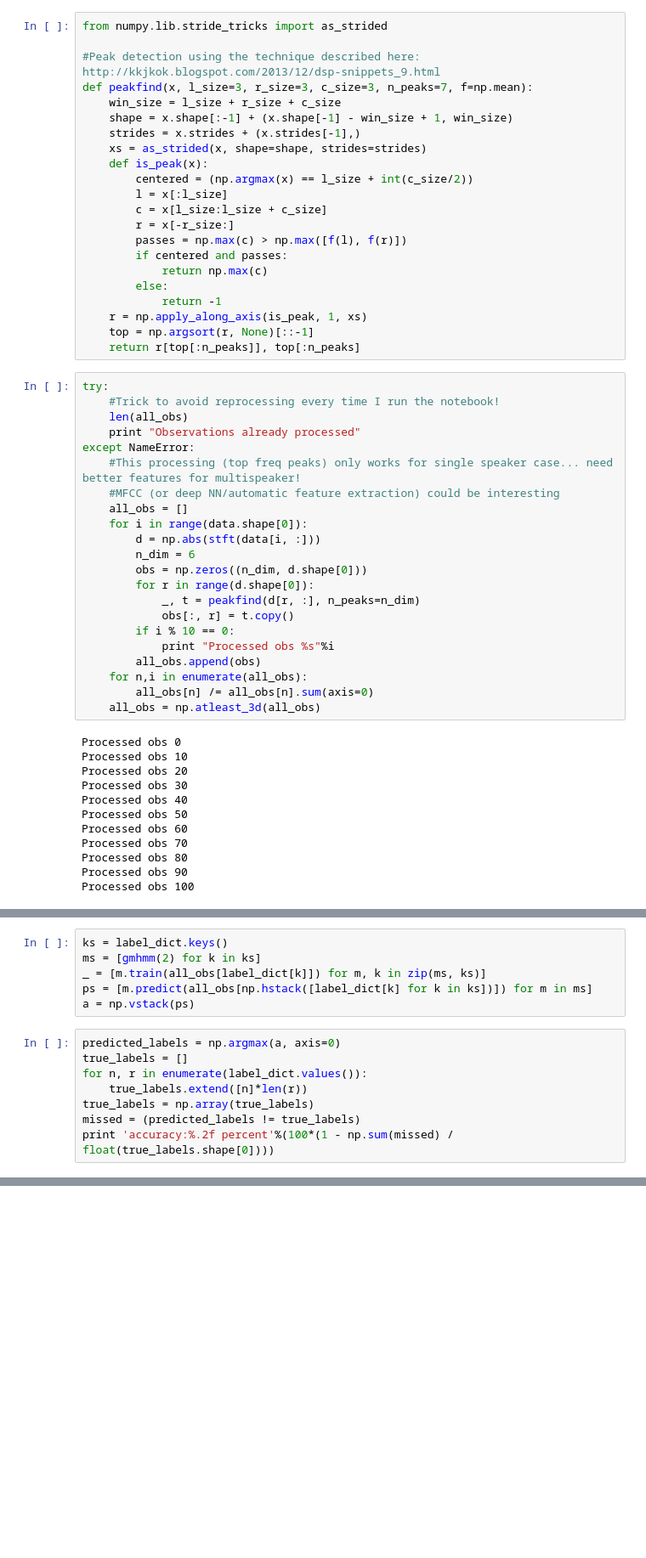
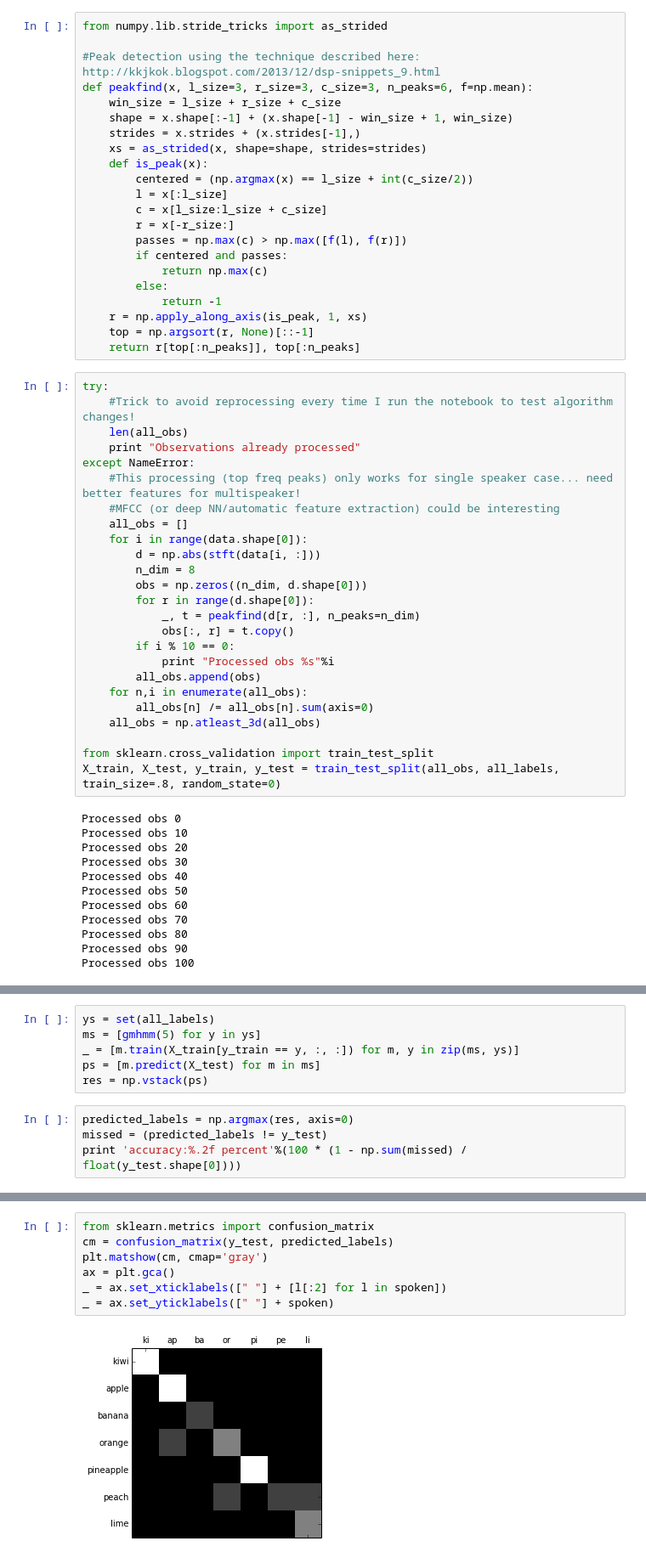
Before and after one commit to kastnerkyle/kastnerkyle.github.io-pelican, a Jupyter notebook: content/downloads/notebooks/ml_single_speaker_speech_recognition.ipynb, the cells around one changed output, grey strips where cells are left out. Shown at 85% size. Saved outputs shown, nothing was run; the diff lists cells and outputs as text; blank space fills up the shorter version.

Commit message:
Added confusion matrix to see which statements are being misclassified

```diff
--- a/content/downloads/notebooks/ml_single_speaker_speech_recognition.ipynb
+++ b/content/downloads/notebooks/ml_single_speaker_speech_recognition.ipynb
@@ -109,7 +93,7 @@ plt.title('STFT of %s example'%labels[0])
 from numpy.lib.stride_tricks import as_strided
 
 #Peak detection using the technique described here: http://kkjkok.blogspot.com/2013/12/dsp-snippets_9.html
-def peakfind(x, l_size=3, r_size=3, c_size=3, n_peaks=7, f=np.mean):
+def peakfind(x, l_size=3, r_size=3, c_size=3, n_peaks=6, f=np.mean):
     win_size = l_size + r_size + c_size
     shape = x.shape[:-1] + (x.shape[-1] - win_size + 1, win_size)
     strides = x.strides + (x.strides[-1],)
@@ -129,7 +113,7 @@ def peakfind(x, l_size=3, r_size=3, c_size=3, n_peaks=7, f=np.mean):
     return r[top[:n_peaks]], top[:n_peaks]
 # %%
 try:
-    #Trick to avoid reprocessing every time I run the notebook!
+    #Trick to avoid reprocessing every time I run the notebook to test algorithm changes!
     len(all_obs)
     print "Observations already processed"
 except NameError:
@@ -138,7 +122,7 @@ except NameError:
     all_obs = []
     for i in range(data.shape[0]):
         d = np.abs(stft(data[i, :]))
-        n_dim = 6
+        n_dim = 8
         obs = np.zeros((n_dim, d.shape[0]))
         for r in range(d.shape[0]):
             _, t = peakfind(d[r, :], n_peaks=n_dim)
@@ -149,6 +133,9 @@ except NameError:
     for n,i in enumerate(all_obs):
         all_obs[n] /= all_obs[n].sum(axis=0)
     all_obs = np.atleast_3d(all_obs)
+
+from sklearn.cross_validation import train_test_split
+X_train, X_test, y_train, y_test = train_test_split(all_obs, all_labels, train_size=.8, random_state=0)
 # %% [output]
 Processed obs 0
 Processed obs 10
@@ -350,15 +364,11 @@ print all_obs.shape
 # %%
-ks = label_dict.keys()
-ms = [gmhmm(2) for k in ks]
-_ = [m.train(all_obs[label_dict[k]]) for m, k in zip(ms, ks)]
-ps = [m.predict(all_obs[np.hstack([label_dict[k] for k in ks])]) for m in ms]
-a = np.vstack(ps)
+ys = set(all_labels)
+ms = [gmhmm(5) for y in ys]
+_ = [m.train(X_train[y_train == y, :, :]) for m, y in zip(ms, ys)]
+ps = [m.predict(X_test) for m in ms]
+res = np.vstack(ps)
 # %%
-predicted_labels = np.argmax(a, axis=0)
-true_labels = []
-for n, r in enumerate(label_dict.values()):
-    true_labels.extend([n]*len(r))
-true_labels = np.array(true_labels)
-missed = (predicted_labels != true_labels)
-print 'accuracy:%.2f percent'%(100*(1 - np.sum(missed) / float(true_labels.shape[0])))
+predicted_labels = np.argmax(res, axis=0)
+missed = (predicted_labels != y_test)
+print 'accuracy:%.2f percent'%(100 * (1 - np.sum(missed) / float(y_test.shape[0])))
 # %% [output]
@@ -365,0 +376,9 @@ accuracy:83.81 percent
+# %%
+from sklearn.metrics import confusion_matrix
+cm = confusion_matrix(y_test, predicted_labels)
+plt.matshow(cm, cmap='gray')
+ax = plt.gca()
+_ = ax.set_xticklabels([" "] + [l[:2] for l in spoken])
+_ = ax.set_yticklabels([" "] + spoken)
+# %% [output]
+[figure, added]
```
Also changed, not shown: parts of 11 cells of this notebook.
